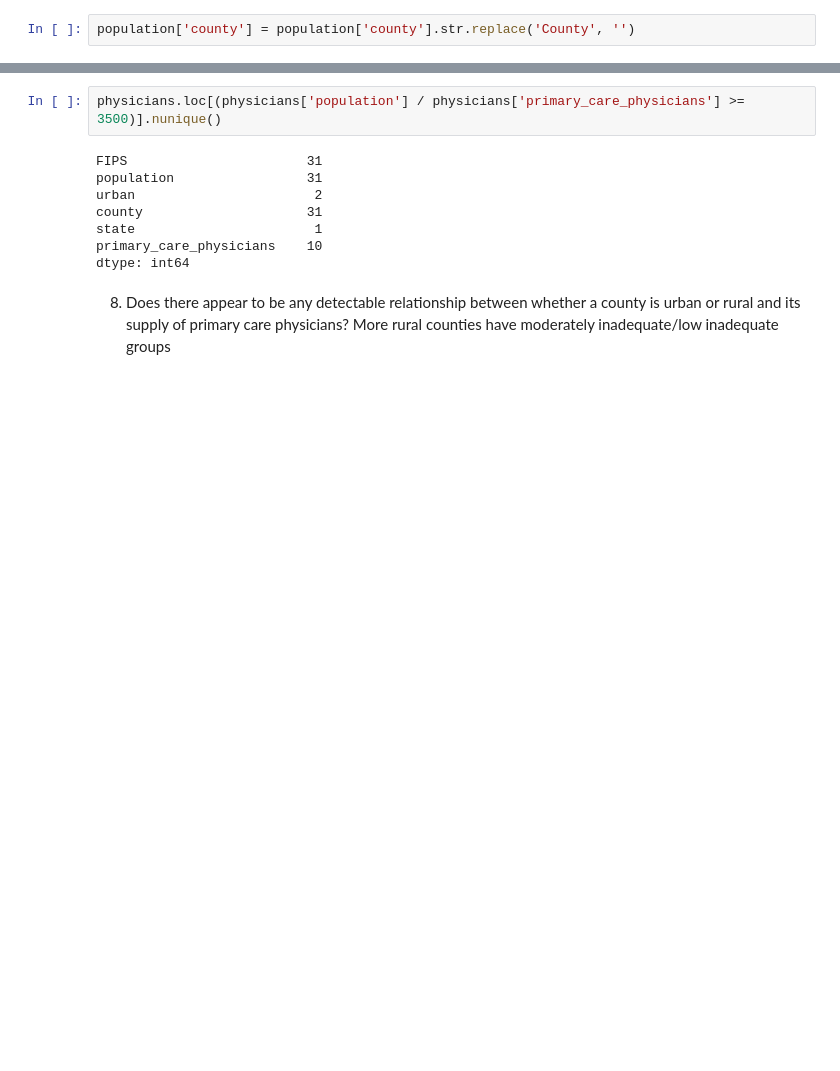
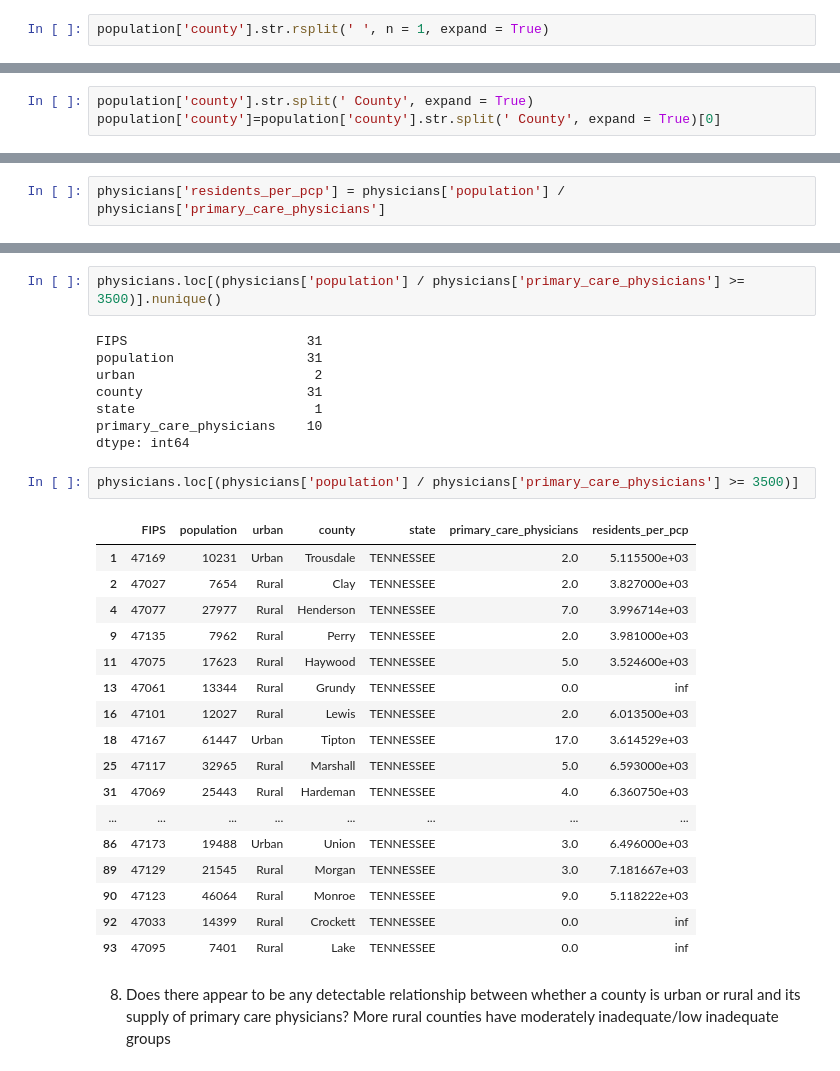
Before and after one commit to ludermln/data-science-essentials-4, a Jupyter notebook: notebooks/Week_2_tasks.ipynb, the cells around one changed output, grey strips where cells are left out. Drawn from its saved outputs; the diff is of its cells as text; blank space fills up the shorter version.

```diff
--- a/notebooks/Week_2_tasks.ipynb
+++ b/notebooks/Week_2_tasks.ipynb
@@ -93,4 +101,4 @@ physicians.head()
 | 2435 | 47007 | TENNESSEE | Bledsoe | 1.0 |
 | 2436 | 47009 | TENNESSEE | Blount | 90.0 |
 # %%
-population['county'] = population['county'].str.replace('County', '')
+population['county'].str.rsplit(' ', n = 1, expand = True)
@@ -97,5 +119,8 @@ population['county'] = population['county'].str.replace('County', '')
 # %% [markdown]
 Above code removed 'County' from column in population
+# %%
+population['county'].str.split(' County', expand = True)
+population['county']=population['county'].str.split(' County', expand = True)[0]
 # %%
 population.head()
 # %% [output]
@@ -208,0 +248,2 @@ population.loc[(population['urban'] == 'Urban')].describe()
+# %%
+physicians['residents_per_pcp'] = physicians['population'] / physicians['primary_care_physicians']
@@ -237,6 +288,26 @@ county                     31
 state                       1
 primary_care_physicians    10
 dtype: int64
+# %%
+physicians.loc[(physicians['population'] / physicians['primary_care_physicians'] >= 3500)]
+# %% [output]
+|  | FIPS | population | urban | county | state | primary_care_physicians | residents_per_pcp |
+| 1 | 47169 | 10231 | Urban | Trousdale | TENNESSEE | 2.0 | 5.115500e+03 |
+| 2 | 47027 | 7654 | Rural | Clay | TENNESSEE | 2.0 | 3.827000e+03 |
+| 4 | 47077 | 27977 | Rural | Henderson | TENNESSEE | 7.0 | 3.996714e+03 |
+| 9 | 47135 | 7962 | Rural | Perry | TENNESSEE | 2.0 | 3.981000e+03 |
+| 11 | 47075 | 17623 | Rural | Haywood | TENNESSEE | 5.0 | 3.524600e+03 |
+| 13 | 47061 | 13344 | Rural | Grundy | TENNESSEE | 0.0 | inf |
+| 16 | 47101 | 12027 | Rural | Lewis | TENNESSEE | 2.0 | 6.013500e+03 |
+| 18 | 47167 | 61447 | Urban | Tipton | TENNESSEE | 17.0 | 3.614529e+03 |
+| 25 | 47117 | 32965 | Rural | Marshall | TENNESSEE | 5.0 | 6.593000e+03 |
+| 31 | 47069 | 25443 | Rural | Hardeman | TENNESSEE | 4.0 | 6.360750e+03 |
+| ... | ... | ... | ... | ... | ... | ... | ... |
+| 86 | 47173 | 19488 | Urban | Union | TENNESSEE | 3.0 | 6.496000e+03 |
+| 89 | 47129 | 21545 | Rural | Morgan | TENNESSEE | 3.0 | 7.181667e+03 |
+| 90 | 47123 | 46064 | Rural | Monroe | TENNESSEE | 9.0 | 5.118222e+03 |
+| 92 | 47033 | 14399 | Rural | Crockett | TENNESSEE | 0.0 | inf |
+| 93 | 47095 | 7401 | Rural | Lake | TENNESSEE | 0.0 | inf |
 # %% [markdown]
  8. Does there appear to be any detectable relationship between whether a county is urban or rural and its supply of primary care physicians?
  More rural counties have moderately inadequate/low inadequate groups
```
Also changed, not shown: parts of 13 cells of this notebook.
